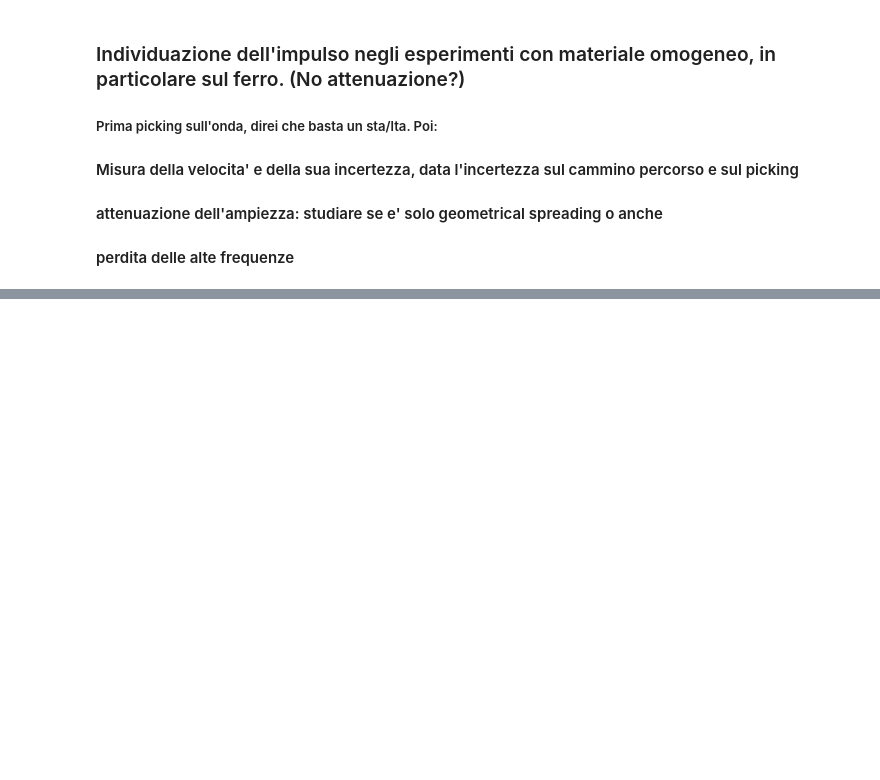
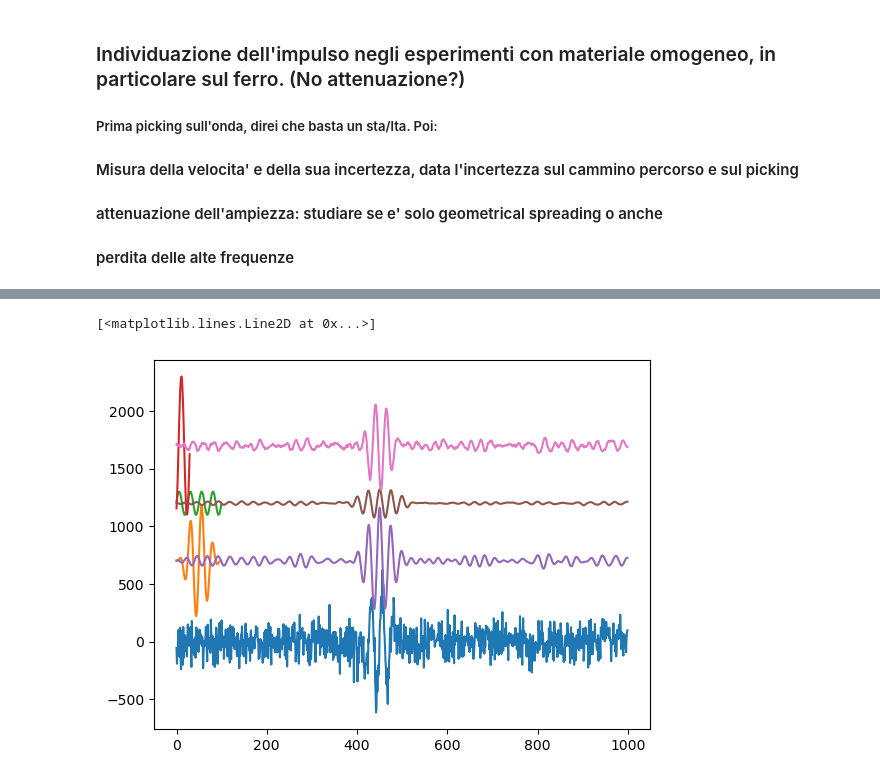
Before and after one commit to Bic10/lab_UW, a Jupyter notebook: Studio_impulso.ipynb, the cells around one changed output, grey strips where cells are left out. Cells and saved outputs as stored; diff of their text form; code cells hidden in the pictures; blank space fills up the shorter version.

```diff
--- a/Studio_impulso.ipynb
+++ b/Studio_impulso.ipynb
@@ -199,0 +239,46 @@ picking_plot(x_ax, waveform,ratio, index_max_list, index_min_before_list, index_
+# %%
+# Example usage of sta/lta
+# Generate a synthetic signal and check the right sta_window and lta_window to maximize the ratio
+# We already know the feature of the signal we want to see, and we can accordingly choose the sta/lta windows
+
+nsamples = 1000
+time = np.linspace(0, 10, nsamples)
+
+noise_amplitude = 1
+noise = np.random.normal(0, noise_amplitude, nsamples)
+
+signal = np.zeros(noise.shape)
+
+winlen = 100
+square_start = 400
+amp_square = 5
+mask = amp_square * np.hanning(winlen)
+signal[square_start:square_start+winlen] = mask
+
+frequency = 4  # Hz
+amplitude = 1
+sin_signal = np.sin(2 * np.pi * frequency * time[square_start:square_start+winlen])
+signal[square_start:square_start+winlen] =  mask * sin_signal
+
+waveform = signal + noise
+
+
+# Compute STA/LTA ratio
+sta_window = 20        # best choice: twice the sinusoidal frequency
+lta_window = 200       # best choice: twice the winlen of the hanning window
+
+a = signal[square_start:square_start+winlen]
+b = waveform
+c = sin_signal
+d = sin_signal = 6* np.sin(2 * np.pi * frequency * time[square_start+70:square_start+winlen])
+plt.plot(100*b)
+plt.plot(100*a+700)
+plt.plot(100*c+1200)
+plt.plot(100*d+1700)
+
+plt.plot(np.convolve(-a,b,mode="same")+700)
+plt.plot(np.convolve(-c,b,mode="same")+1200)
+plt.plot(np.convolve(-d,b,mode="same")+1700)
+# %% [output]
+[<matplotlib.lines.Line2D at 0x...>]
+[figure, added]
```
Also changed, not shown: parts of 5 cells of this notebook.
